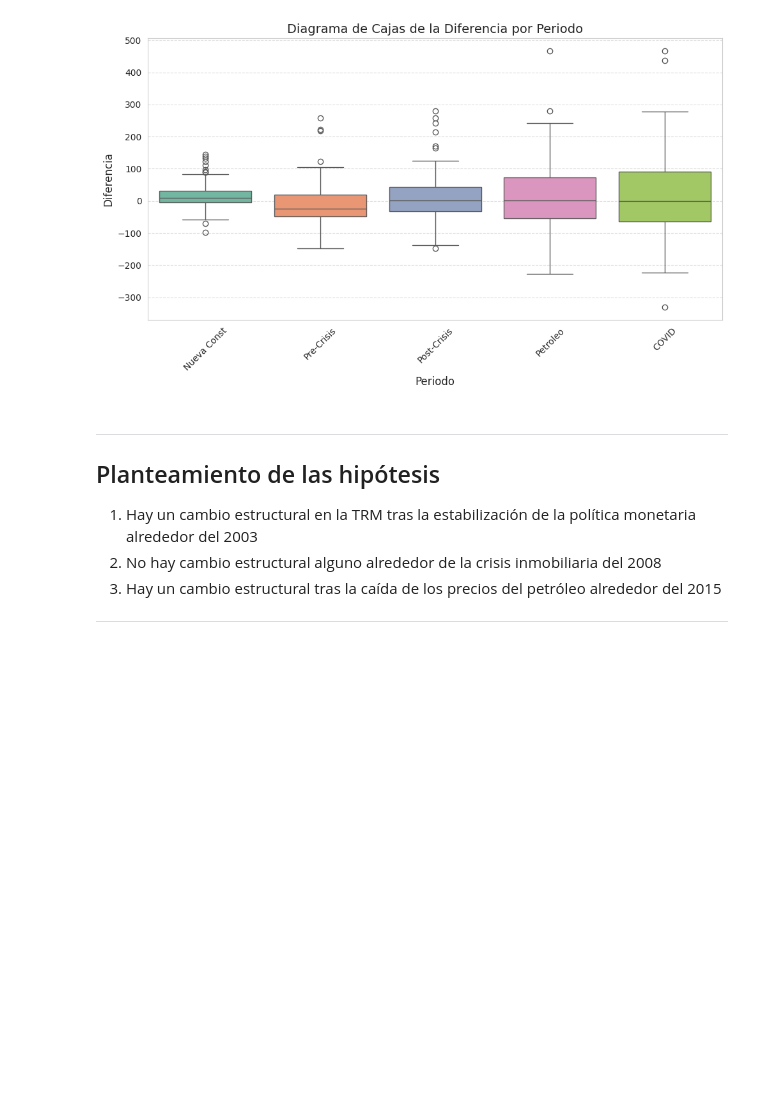
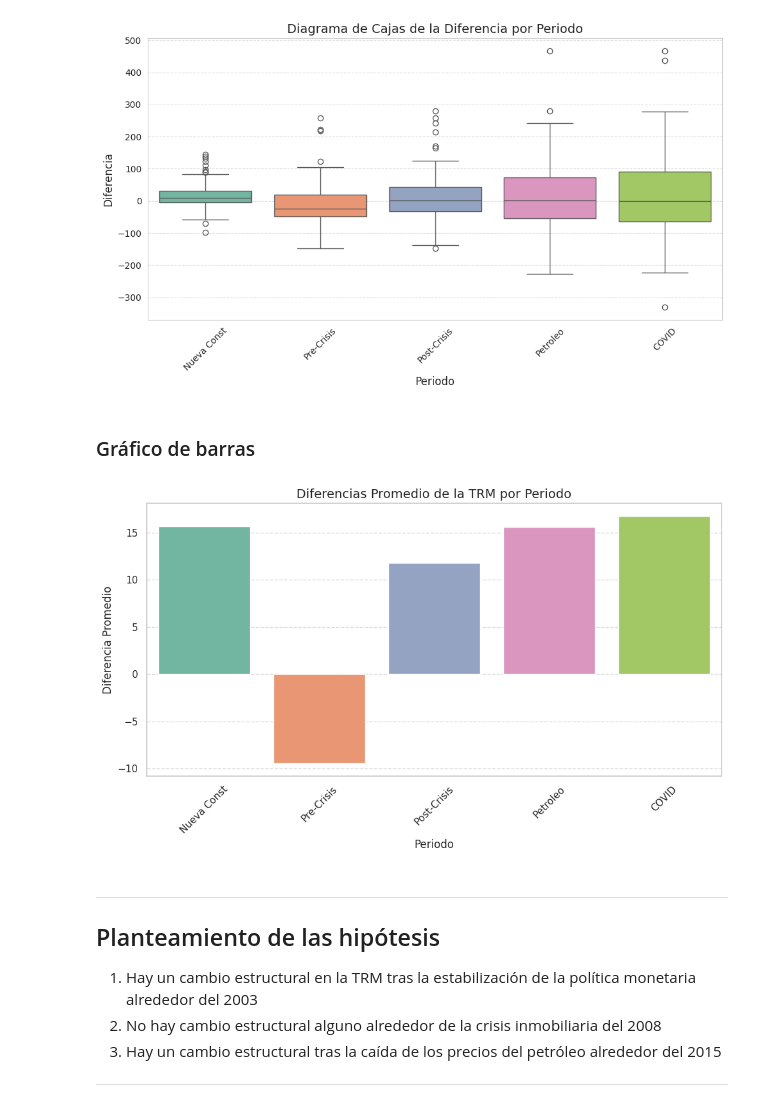
Before and after one commit to sergiolaverde0/fp_sub_IA, a Jupyter notebook: Trabajo_final_JARR_JAJE_SAL.ipynb, the cells around one changed output. Saved outputs shown, nothing was run; the diff lists cells and outputs as text; code cells hidden in the pictures; blank space fills up the shorter version.

Commit message:
documentación de segmentacion, grafico de barras

```diff
--- a/Trabajo_final_JARR_JAJE_SAL.ipynb
+++ b/Trabajo_final_JARR_JAJE_SAL.ipynb
@@ -356,8 +373,36 @@ plt.tight_layout()
 plt.show()
 # %% [output]
 [figure]
+# %% [markdown]
+### Gráfico de barras
 # %%
-# Gráfico de barras aquí
+# 🎨 Configuración de estilo
+sns.set(style="whitegrid")
+
+# 📊 Crear el gráfico de barras
+plt.figure(figsize=(10, 6))
+sns.barplot(
+    data=plot_df,
+    x='PERIODO',
+    y='VALOR',
+    hue='PERIODO',       # Asignación de colores a través de hue
+    palette='Set2',      # Colores consistentes
+    errorbar=None,       # Reemplaza ci=None
+    dodge=False,
+    legend=False         # Evita mostrar la leyenda si no es necesaria
+)
+
+# Personalización del gráfico
+plt.title('Diferencias Promedio de la TRM por Periodo', fontsize=14)
+plt.xlabel('Periodo', fontsize=12)
+plt.ylabel('Diferencia Promedio', fontsize=12)
+plt.xticks(rotation=45)
+plt.grid(axis='y', linestyle='--', alpha=0.7)
+plt.tight_layout()
+
+plt.show()
+# %% [output]
+[figure, added]
 # %% [markdown]
 <hr>
 <h2>Planteamiento de las hipótesis</h2>
```
Also changed, not shown: parts of 12 cells of this notebook.
